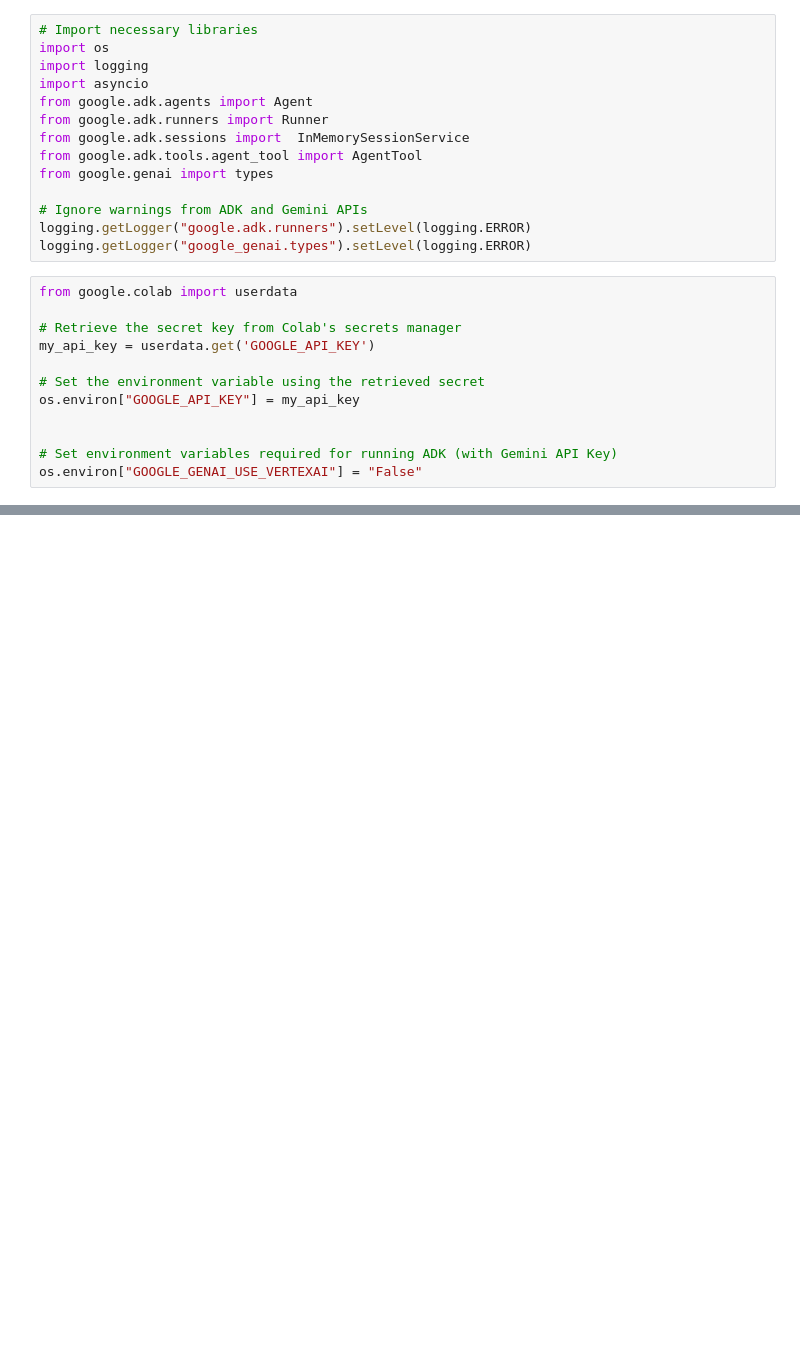
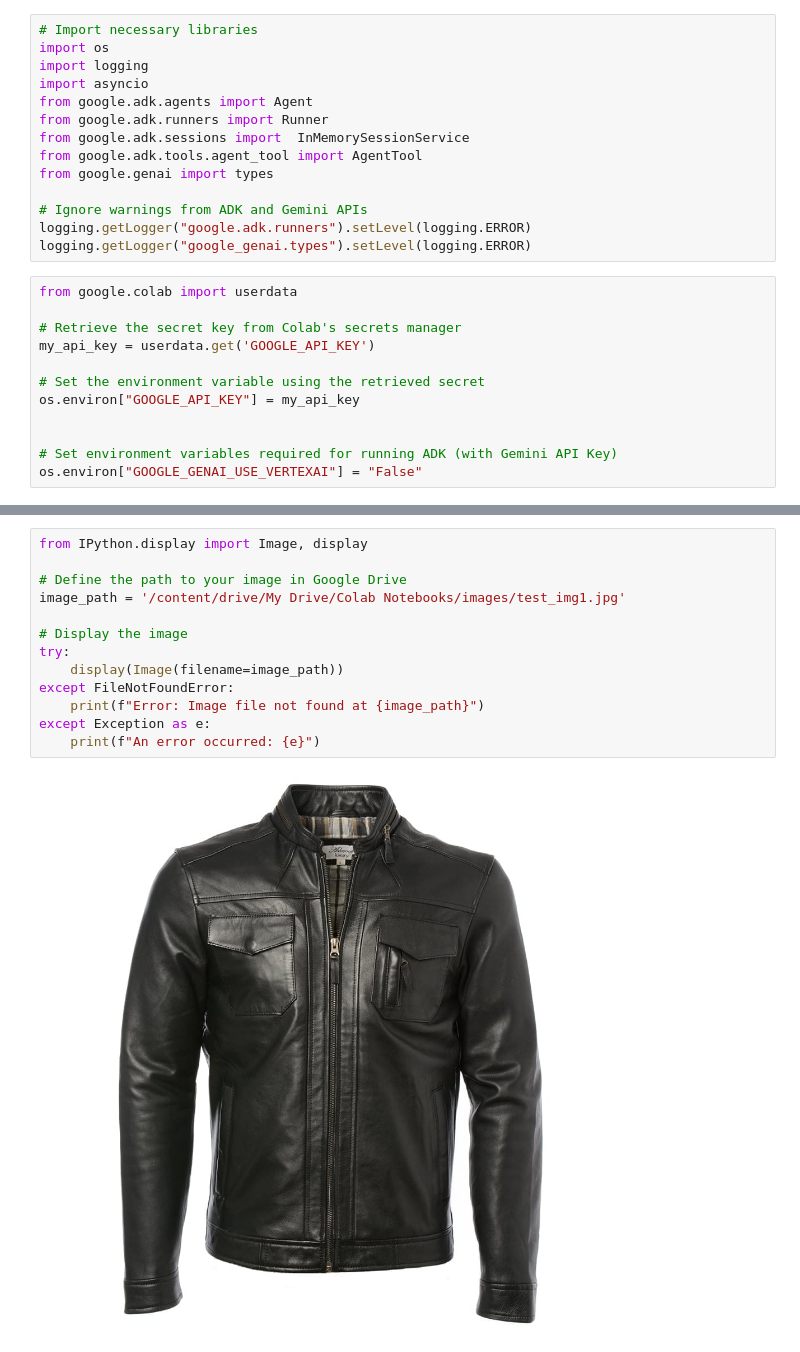
Before and after one commit to mohitagr18/multimodal_style_coach, a Jupyter notebook: Style_Coach.ipynb, the cells around one changed output, grey strips where cells are left out. Cells and saved outputs as stored; diff of their text form; blank space fills up the shorter version.

```diff
--- a/Style_Coach.ipynb
+++ b/Style_Coach.ipynb
@@ -48,0 +55,15 @@ os.environ["GOOGLE_GENAI_USE_VERTEXAI"] = "False"
+# %%
+from IPython.display import Image, display
+
+# Define the path to your image in Google Drive
+image_path = '/content/drive/My Drive/Colab Notebooks/images/test_img1.jpg'
+
+# Display the image
+try:
+    display(Image(filename=image_path))
+except FileNotFoundError:
+    print(f"Error: Image file not found at {image_path}")
+except Exception as e:
+    print(f"An error occurred: {e}")
+# %% [output]
+[figure, added]
```
Also changed, not shown: parts of 6 cells of this notebook.
